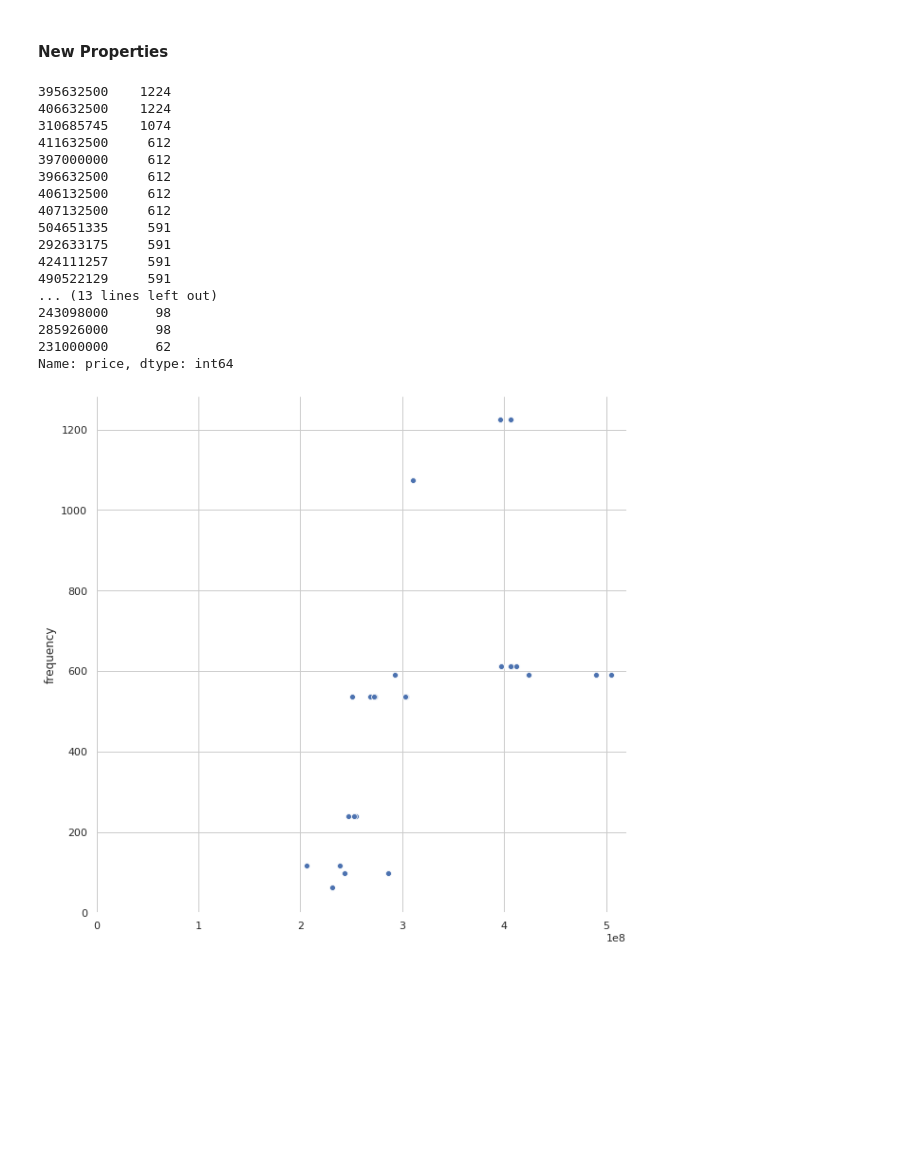
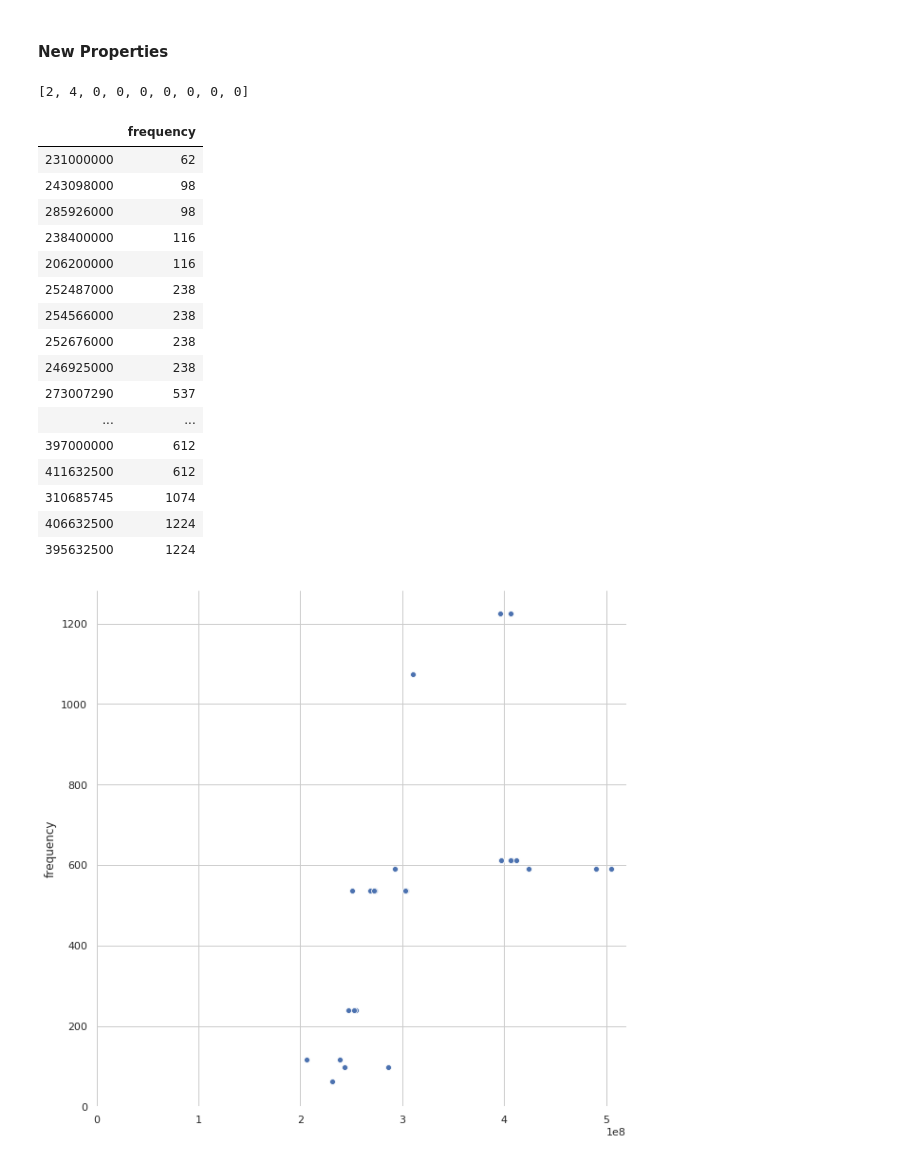
Before and after one commit to stivenramireza/anutibara-web-scraping, a Jupyter notebook: notebooks/data_analytics.ipynb, the cells around one changed output. Saved outputs shown, nothing was run; the diff lists cells and outputs as text; code cells hidden in the pictures; blank space fills up the shorter version.

```diff
--- a/notebooks/data_analytics.ipynb
+++ b/notebooks/data_analytics.ipynb
@@ -295,23 +295,3 @@ df = stratum_by_price_new.to_frame()
 df = df.rename(columns={'price': 'frequency'})
 # %%
 data_filtered_new = data_new_properties[condition]['price'].value_counts()
-# %%
-data_filtered_new
-# %% [output]
-395632500    1224
-406632500    1224
-310685745    1074
-411632500     612
-397000000     612
-396632500     612
-406132500     612
-407132500     612
-504651335     591
-292633175     591
-424111257     591
-490522129     591
-... (13 lines left out)
-243098000      98
-285926000      98
-231000000      62
-Name: price, dtype: int64
@@ -318,3 +333,27 @@ Name: price, dtype: int64
+# %%
+round_dmm(231000000)
+# %% [output]
+[2, 4, 0, 0, 0, 0, 0, 0, 0]
+# %%
+df
+# %% [output]
+|  | frequency |
+| 231000000 | 62 |
+| 243098000 | 98 |
+| 285926000 | 98 |
+| 238400000 | 116 |
+| 206200000 | 116 |
+| 252487000 | 238 |
+| 254566000 | 238 |
+| 252676000 | 238 |
+| 246925000 | 238 |
+| 273007290 | 537 |
+| ... | ... |
+| 397000000 | 612 |
+| 411632500 | 612 |
+| 310685745 | 1074 |
+| 406632500 | 1224 |
+| 395632500 | 1224 |
 # %%
 seaborn.set(style="whitegrid")
 f, ax = plt.subplots(figsize=(10, 10))
```
Also changed, not shown: parts of 2 cells of this notebook.
